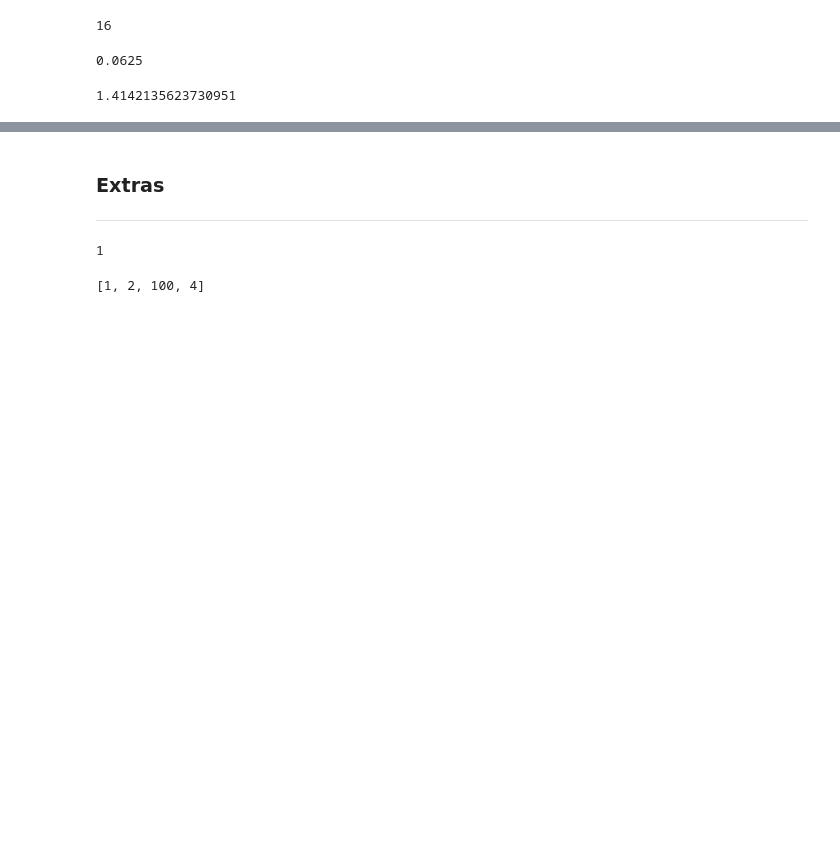
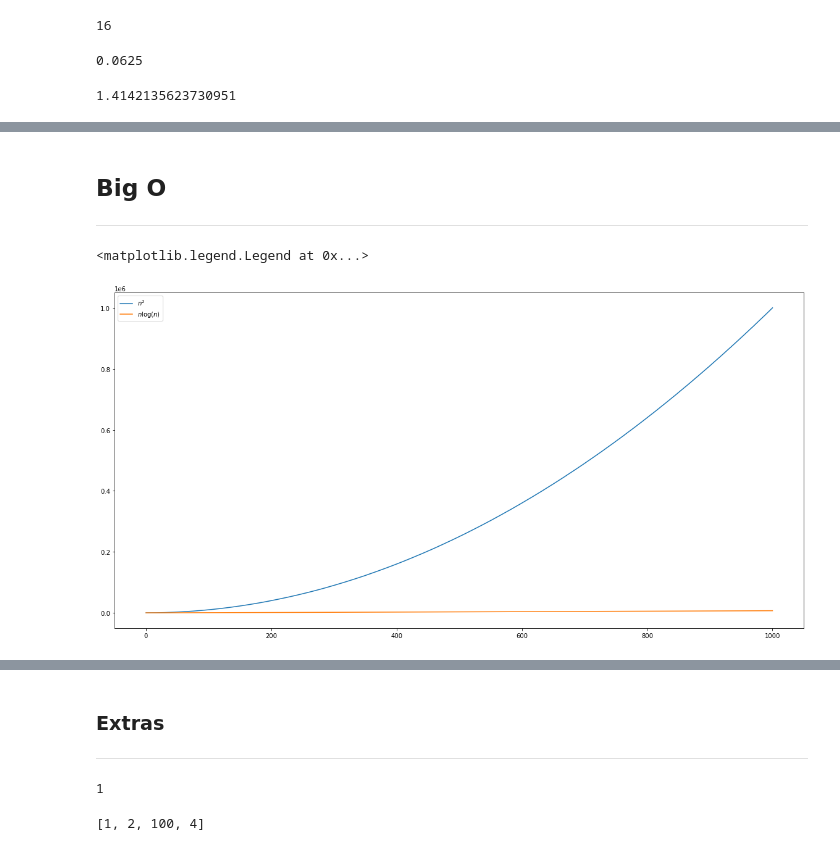
Before and after one commit to YassineJdair/GraphTheory_heapsort, a Jupyter notebook: HeapSort.ipynb, the cells around one changed output, grey strips where cells are left out. Drawn from its saved outputs; the diff is of its cells as text; code cells hidden in the pictures; blank space fills up the shorter version.

```diff
--- a/HeapSort.ipynb
+++ b/HeapSort.ipynb
@@ -559,0 +659,17 @@ $ 2^{0.5} = \sqrt{2} $
+# %% [markdown]
+## Big O
+***
+# %%
+n = np.arange(0.1, 1000.1, 0.1)
+
+y1 = n**2
+
+y2 = n * np.log(n)
+# %%
+plt.plot(n, y1, label='$n^2$')
+plt.plot(n, y2, label='$n \log(n)$')
+
+plt.legend()
+# %% [output]
+<matplotlib.legend.Legend at 0x...>
+[figure, added]
```
Also changed, not shown: parts of 29 cells of this notebook.
